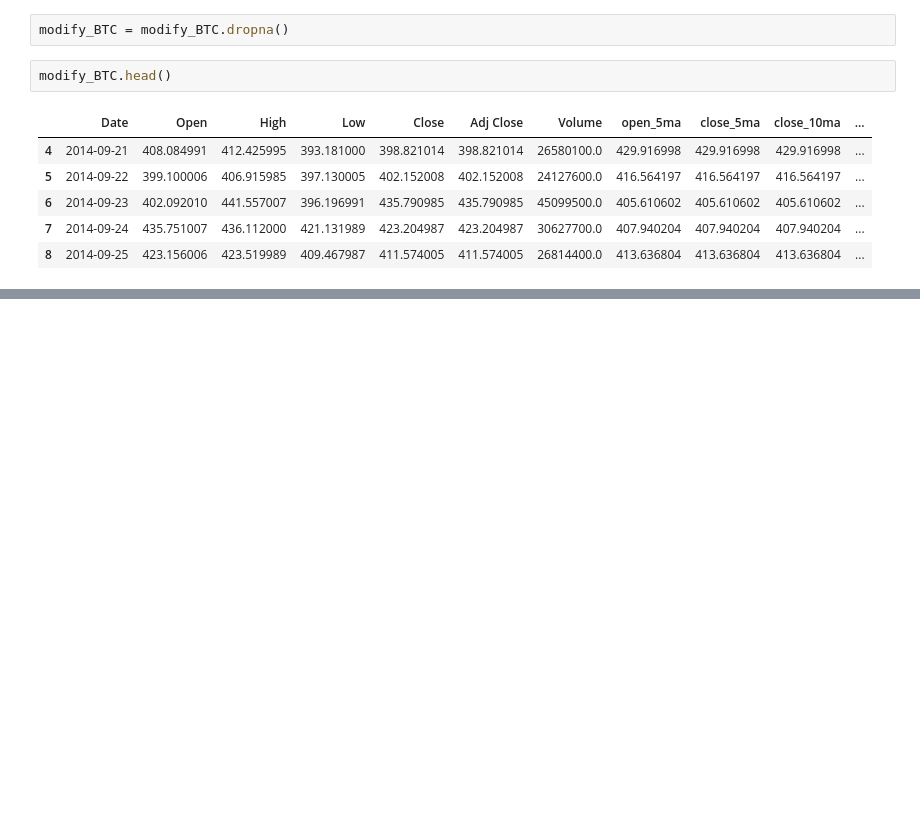
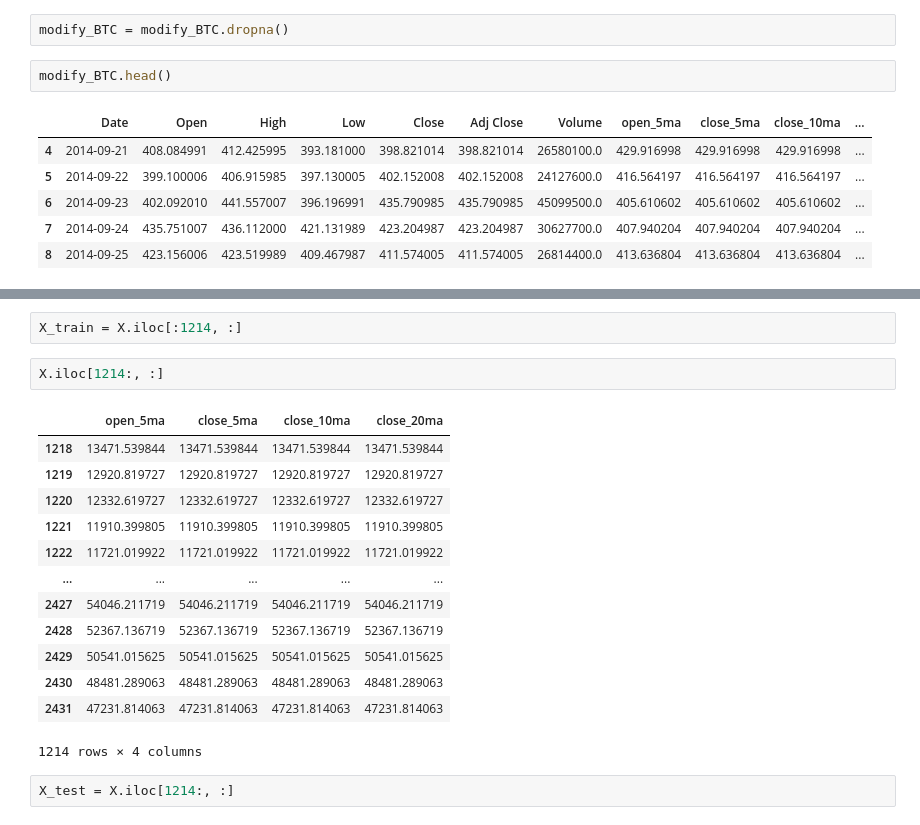
Before and after one commit to KennethWYLee/BasicPython, a Jupyter notebook: AI_bitcoin_prediction.ipynb, the cells around one changed output, grey strips where cells are left out. Saved outputs shown, nothing was run; the diff lists cells and outputs as text; blank space fills up the shorter version.

```diff
--- a/AI_bitcoin_prediction.ipynb
+++ b/AI_bitcoin_prediction.ipynb
@@ -339,0 +405,20 @@ modify_BTC.tail()
+# %%
+X_train = X.iloc[:1214, :]
+# %%
+X.iloc[1214:, :]
+# %% [output]
+|  | open_5ma | close_5ma | close_10ma | close_20ma |
+| 1218 | 13471.539844 | 13471.539844 | 13471.539844 | 13471.539844 |
+| 1219 | 12920.819727 | 12920.819727 | 12920.819727 | 12920.819727 |
+| 1220 | 12332.619727 | 12332.619727 | 12332.619727 | 12332.619727 |
+| 1221 | 11910.399805 | 11910.399805 | 11910.399805 | 11910.399805 |
+| 1222 | 11721.019922 | 11721.019922 | 11721.019922 | 11721.019922 |
+| ... | ... | ... | ... | ... |
+| 2427 | 54046.211719 | 54046.211719 | 54046.211719 | 54046.211719 |
+| 2428 | 52367.136719 | 52367.136719 | 52367.136719 | 52367.136719 |
+| 2429 | 50541.015625 | 50541.015625 | 50541.015625 | 50541.015625 |
+| 2430 | 48481.289063 | 48481.289063 | 48481.289063 | 48481.289063 |
+| 2431 | 47231.814063 | 47231.814063 | 47231.814063 | 47231.814063 |
+1214 rows × 4 columns
+# %%
+X_test = X.iloc[1214:, :]
```
Also changed, not shown: parts of 34 cells of this notebook.
